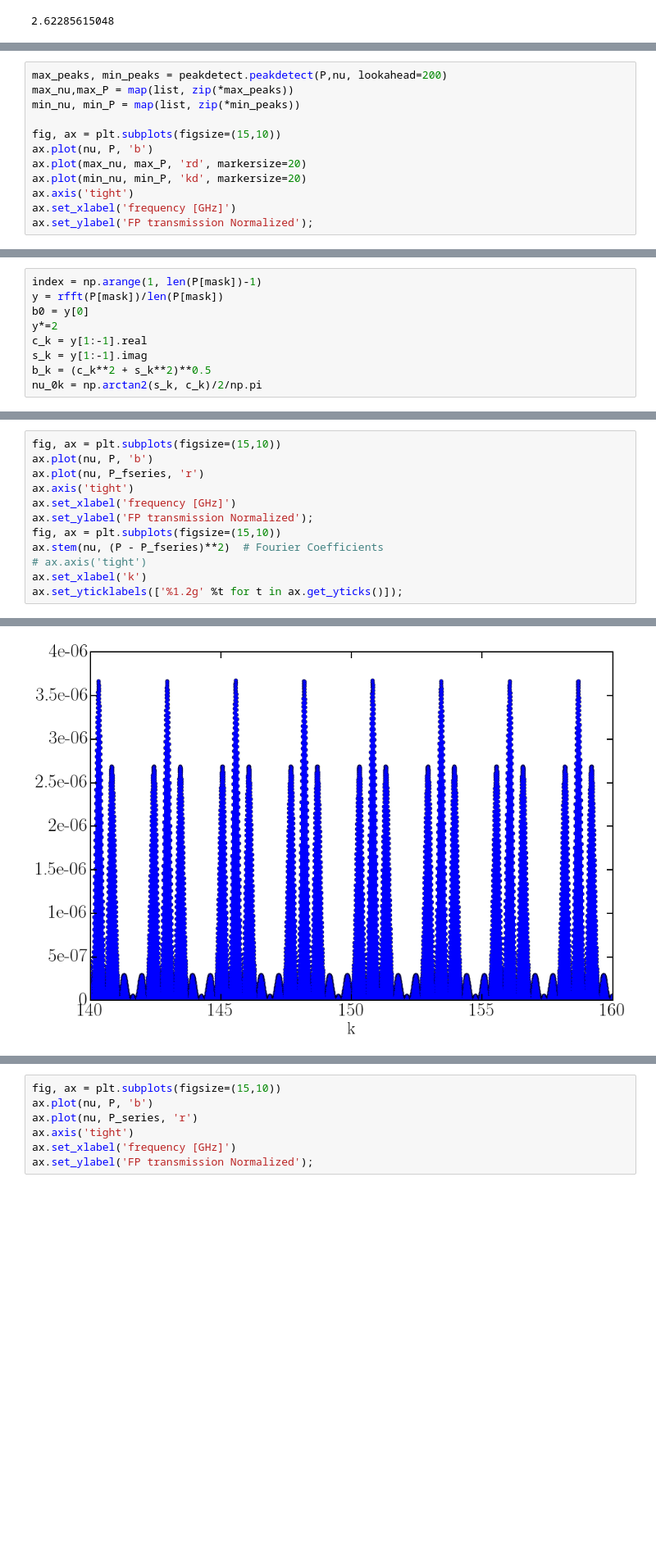
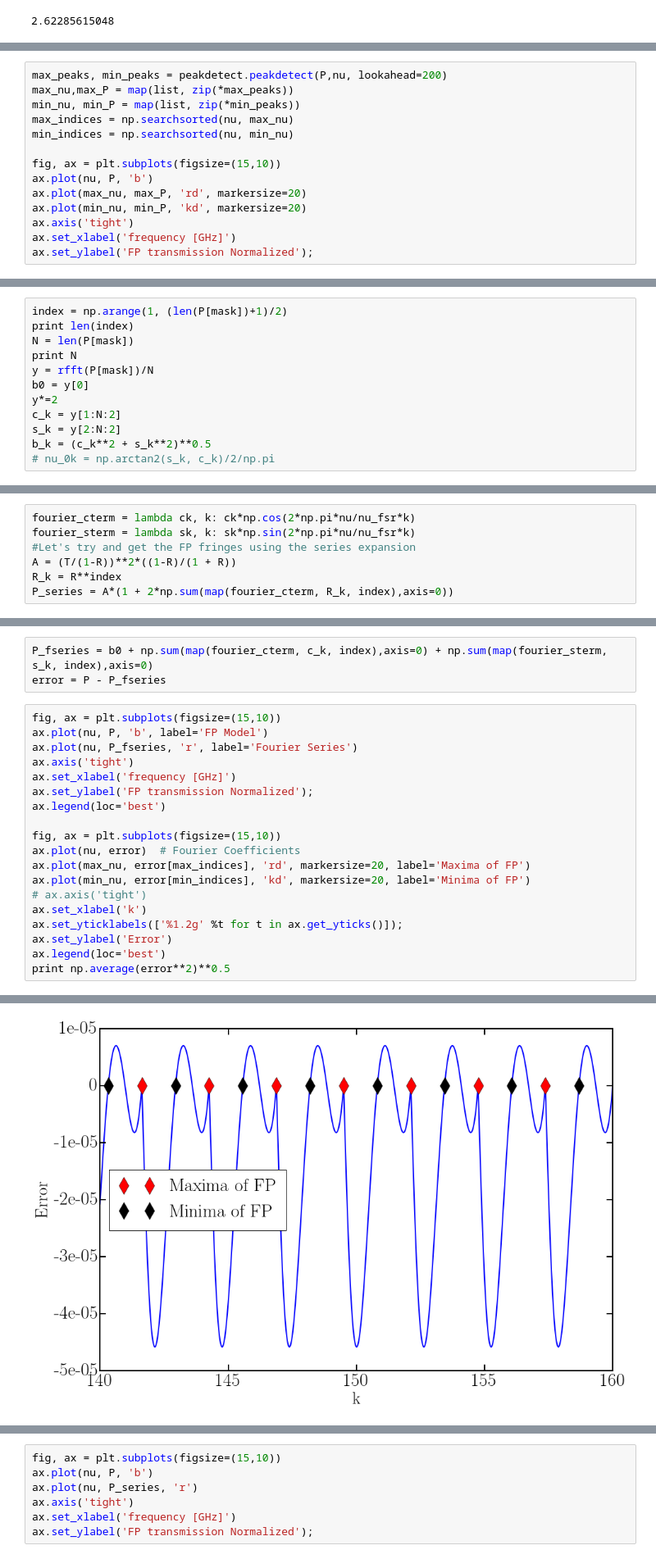
Before and after one commit to WanduiAlbert/MeshFilters, a Jupyter notebook: analysis/FourierFittingTestRoutine.ipynb, the cells around one changed output, grey strips where cells are left out. Shown: that part at 82% size. Drawn from its saved outputs; the diff is of its cells as text; blank space fills up the shorter version.

```diff
--- a/analysis/FourierFittingTestRoutine.ipynb
+++ b/analysis/FourierFittingTestRoutine.ipynb
@@ -27,6 +27,8 @@ P = (T/(1-R))**2*1./(1 + F*np.sin(delta/2)**2)
 max_peaks, min_peaks = peakdetect.peakdetect(P,nu, lookahead=200)
 max_nu,max_P = map(list, zip(*max_peaks))
 min_nu, min_P = map(list, zip(*min_peaks))
+max_indices = np.searchsorted(nu, max_nu)
+min_indices = np.searchsorted(nu, min_nu)
 
 fig, ax = plt.subplots(figsize=(15,10))
 ax.plot(nu, P, 'b')
@@ -49,11 +51,14 @@ ax.set_ylabel('FP transmission Normalized');
 # %% [output]
 [figure]
 # %%
-index = np.arange(1, len(P[mask])-1)
-y = rfft(P[mask])/len(P[mask])
+index = np.arange(1, (len(P[mask])+1)/2)
+print len(index)
+N = len(P[mask])
+print N
+y = rfft(P[mask])/N
 b0 = y[0]
 y*=2
-c_k = y[1:-1].real
-s_k = y[1:-1].imag
+c_k = y[1:N:2]
+s_k = y[2:N:2]
 b_k = (c_k**2 + s_k**2)**0.5
-nu_0k = np.arctan2(s_k, c_k)/2/np.pi
+# nu_0k = np.arctan2(s_k, c_k)/2/np.pi
@@ -60,2 +68,9 @@ nu_0k = np.arctan2(s_k, c_k)/2/np.pi
+# %%
+fourier_cterm = lambda ck, k: ck*np.cos(2*np.pi*nu/nu_fsr*k)
+fourier_sterm = lambda sk, k: sk*np.sin(2*np.pi*nu/nu_fsr*k)
+#Let's try and get the FP fringes using the series expansion
+A = (T/(1-R))**2*((1-R)/(1 + R))
+R_k = R**index
+P_series = A*(1 + 2*np.sum(map(fourier_cterm, R_k, index),axis=0))
 # %%
 fig, ax = plt.subplots(figsize=(15,10))
@@ -72,13 +86,23 @@ P_fseries = b0 + np.sum(map(fourier_term, b_k, index),axis=0)
+# %%
+P_fseries = b0 + np.sum(map(fourier_cterm, c_k, index),axis=0) + np.sum(map(fourier_sterm, s_k, index),axis=0)
+error = P - P_fseries
 # %%
 fig, ax = plt.subplots(figsize=(15,10))
-ax.plot(nu, P, 'b')
-ax.plot(nu, P_fseries, 'r')
+ax.plot(nu, P, 'b', label='FP Model')
+ax.plot(nu, P_fseries, 'r', label='Fourier Series')
 ax.axis('tight')
 ax.set_xlabel('frequency [GHz]')
 ax.set_ylabel('FP transmission Normalized');
+ax.legend(loc='best')
+
 fig, ax = plt.subplots(figsize=(15,10))
-ax.stem(nu, (P - P_fseries)**2)  # Fourier Coefficients
+ax.plot(nu, error)  # Fourier Coefficients
+ax.plot(max_nu, error[max_indices], 'rd', markersize=20, label='Maxima of FP')
+ax.plot(min_nu, error[min_indices], 'kd', markersize=20, label='Minima of FP')
 # ax.axis('tight')
 ax.set_xlabel('k')
 ax.set_yticklabels(['%1.2g' %t for t in ax.get_yticks()]);
+ax.set_ylabel('Error')
+ax.legend(loc='best')
+print np.average(error**2)**0.5
 # %% [output]
@@ -86 +111 @@ ax.set_yticklabels(['%1.2g' %t for t in ax.get_yticks()]);
-[figure, old version]
+[figure, new version]
```
Also changed, not shown: parts of 17 cells of this notebook, 1 other file.
